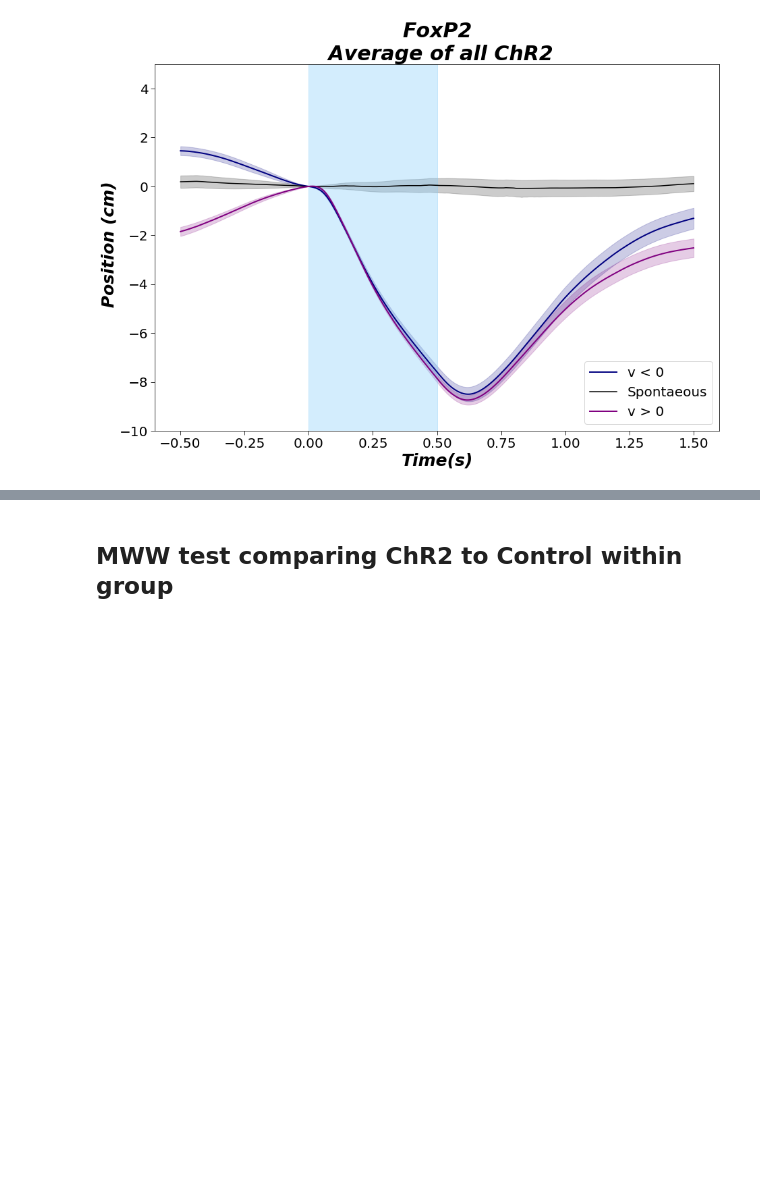
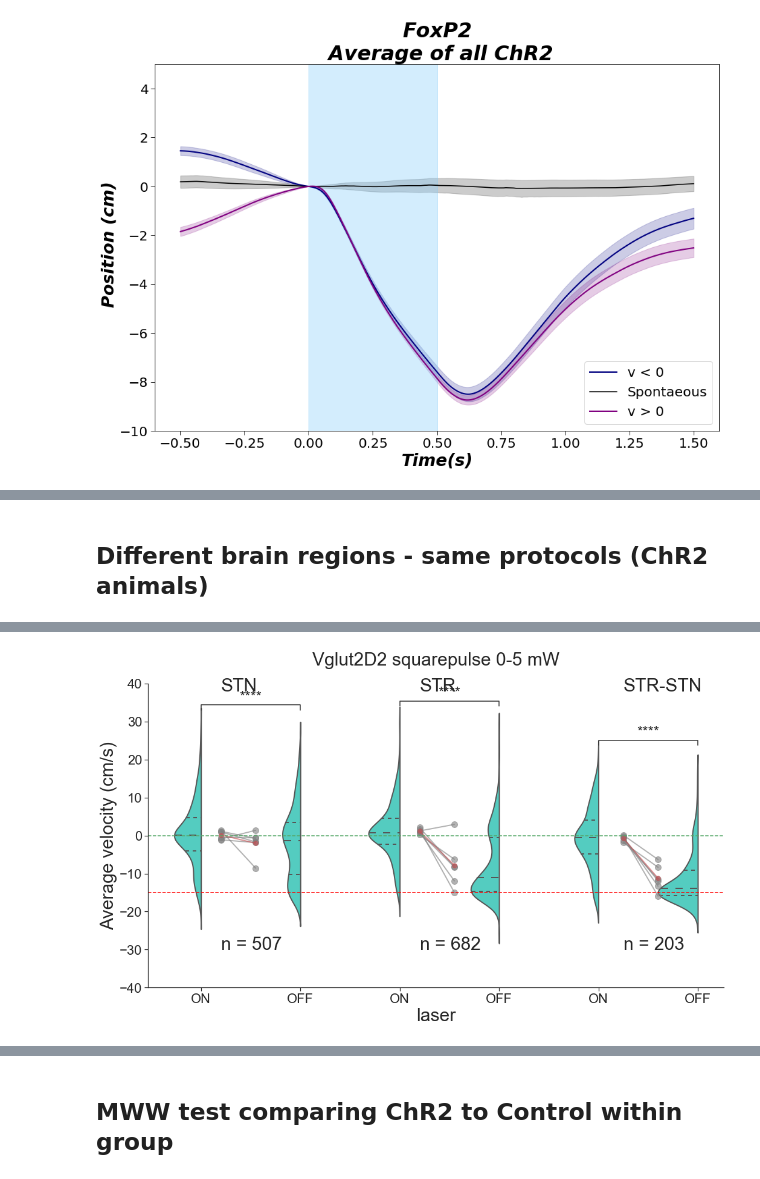
Before and after one commit to Shiva-A-Lindi/Behavioral-Analysis, a Jupyter notebook: Locomotion/Behavior_analysis_mouse_locomotion.ipynb, the cells around one changed output, grey strips where cells are left out. Cells and saved outputs as stored; diff of their text form; code cells hidden in the pictures; blank space fills up the shorter version.

Commit message:
comparison between square and beta plotted. Violin plots debugged

```diff
--- a/Locomotion/Behavior_analysis_mouse_locomotion.ipynb
+++ b/Locomotion/Behavior_analysis_mouse_locomotion.ipynb
@@ -1382,0 +1333,75 @@ NameError: name 'get_all_filepaths_same_protocol' is not defined
+# %% [markdown]
+## Different brain regions - same protocols (ChR2 animals)
+# %%
+opto_par = 'ChR2'
+mouse_type = 'Vglut2D2'
+stim_type = 'squarepulse_0-5_mW'
+# stim_type = 'squarepulse_1_mW'
+stim_loc_list = ['STN', 'STR', 'STR-STN']
+subplot_parameter = 'stim_loc'
+
+subplot_param_list = stim_loc_list
+add_title = mouse_type + ' '
+figname = mouse_type + '_' + opto_par + '_stim_loc_' + stim_type
+
+
+summary_files_list = get_all_filepaths_same_protocol(stim_loc_list,
+                                                     pre_direct,
+                                                     stim_type,
+                                                     opto_par)
+
+
+summary_files_list = [f for f in summary_files_list if os.path.basename(f).split('_')[0] == mouse_type]
+box_pairs, result, n_trials_dict, epochs_mean_mouse_dict = create_df_from_data_summary(summary_files_list, intervals_dict,
+                                                                                  subplot_parameter = subplot_parameter,
+                                                                                  opto_par = opto_par)
+
+
+print(result.head())
+
+sns.set(font_scale = 2)
+sns.set_style("white")
+
+g = sns.catplot(x = "epoch", y = "mean_velocity",
+                hue = "optogenetic expression",
+                data = result, kind = "violin",  palette = ['turquoise'],
+                height = 5, scale_hue = False, linewidth = 2,
+                inner = "quartile", split = True, scale = 'area',
+                hue_order = ['ChR2','Control'], legend = False, gridsize = 100 )
+
+ax = g.axes.flatten()[0]
+add_stat_annotation(ax, data = result,
+                    x = "epoch", y = "mean_velocity",
+                    hue = "optogenetic expression",
+                    box_pairs = box_pairs,
+                    test='Wilcoxon', text_format='star',
+                    loc='inside', verbose=2)
+
+x_series = [[0.2, 0.55], [2.2, 2.55], [4.25, 4.6]]#, [6.9, 7.25]]
+
+ax = plot_individual_mice(ax, epochs_mean_mouse_dict, n_trials_dict, x_series,
+                         sub_title_y = 38, n_annotate_y = -30)
+
+ax.axhline( y=0, ls='--', c='g')
+ax.axhline( y=treadmil_velocity, ls='--', c='red')
+
+
+(g.set_axis_labels("laser", "Average velocity (cm/s)", fontsize=30)
+  .set_xticklabels(flatten([['ON', 'OFF'] *(len(box_pairs))]))
+  .set(ylim = (-40, 40)))
+
+
+ax.tick_params(direction='out')
+ax.xaxis.set_ticks_position('bottom')
+ax.yaxis.set_ticks_position('left')
+ax.set_title(add_title + stim_type.replace('_', ' '), fontsize = 30,pad = 30)
+g.fig.set_figwidth(25.0)
+g.fig.set_figheight(10)
+
+Directory.create_dir_if_not_exist(os.path.join(pre_direct, 'Subplots', 'Violin_plots' ))
+
+fig = ax.get_figure()
+save_pdf_png(fig,
+             os.path.join(pre_direct, 'Subplots','Violin_plots', figname ),
+             size = fig.get_size_inches()*fig.dpi)
+# %% [output]
@@ -1382,0 +1425 @@ NameError: name 'get_all_filepaths_same_protocol' is not defined
+[figure, added]
```
Also changed, not shown: parts of 29 cells of this notebook, 1 other file.
